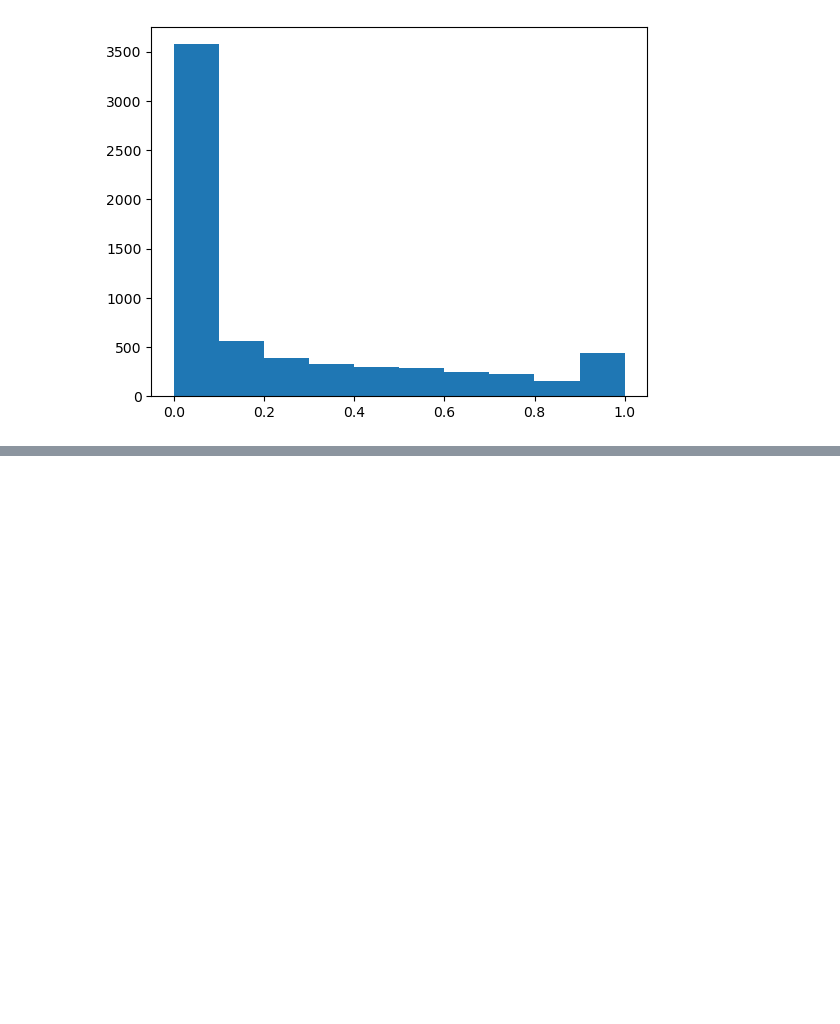
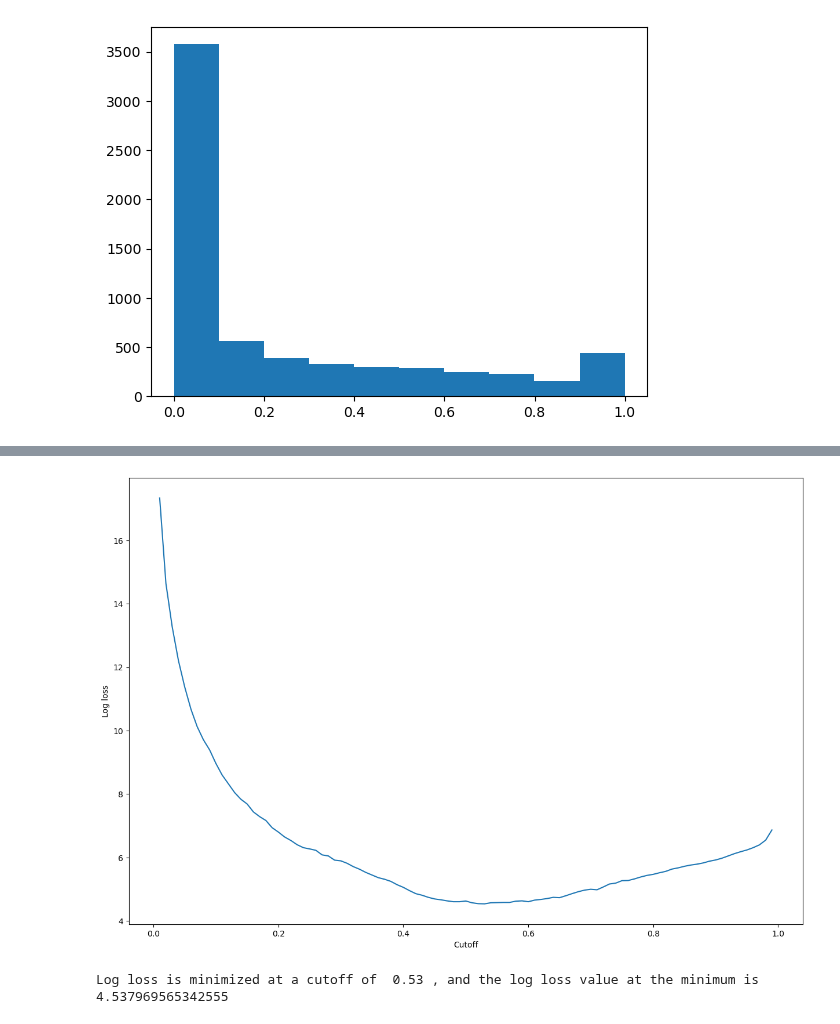
Before and after one commit to Ale24k/PROYECTO-REDES, a Jupyter notebook: Recovery.ipynb, the cells around one changed output, grey strips where cells are left out. Cells and saved outputs as stored; diff of their text form; code cells hidden in the pictures; blank space fills up the shorter version.

```diff
--- a/Recovery.ipynb
+++ b/Recovery.ipynb
@@ -342,0 +334,25 @@ plt.show()
+# %%
+import matplotlib.pyplot as plt
+
+cutoffs = np.arange(0.01, 1, 0.01)
+log_loss = []
+for c in cutoffs:
+    log_loss.append(
+        sklearn.metrics.log_loss(test.iloc[:, 0], np.where(predictions > c, 1, 0))
+    )
+
+plt.figure(figsize=(15,10))
+plt.plot(cutoffs, log_loss)
+plt.xlabel("Cutoff")
+plt.ylabel("Log loss")
+plt.show()
+# %% [output]
+[figure, added]
+# %%
+#Encuentre los puntos mínimos de la curva de error usando NumPy argmin y min funciones
+print(
+    'Log loss is minimized at a cutoff of ', cutoffs[np.argmin(log_loss)],
+    ', and the log loss value at the minimum is ', np.min(log_loss)
+)
+# %% [output]
+Log loss is minimized at a cutoff of  0.53 , and the log loss value at the minimum is  4.537969565342555
```
Also changed, not shown: parts of 8 cells of this notebook.
